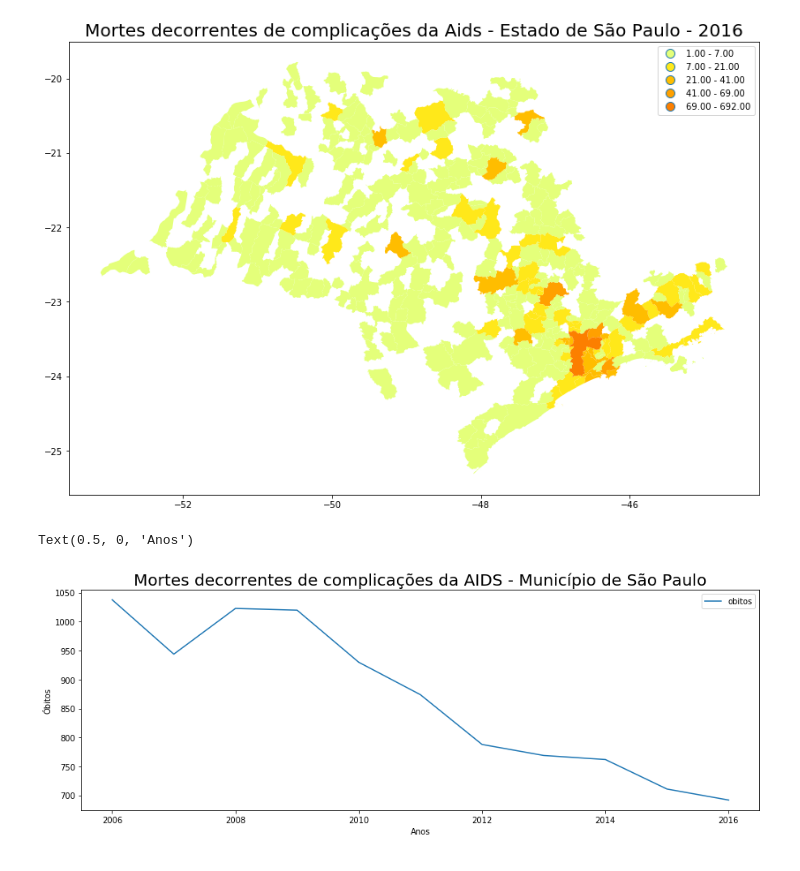
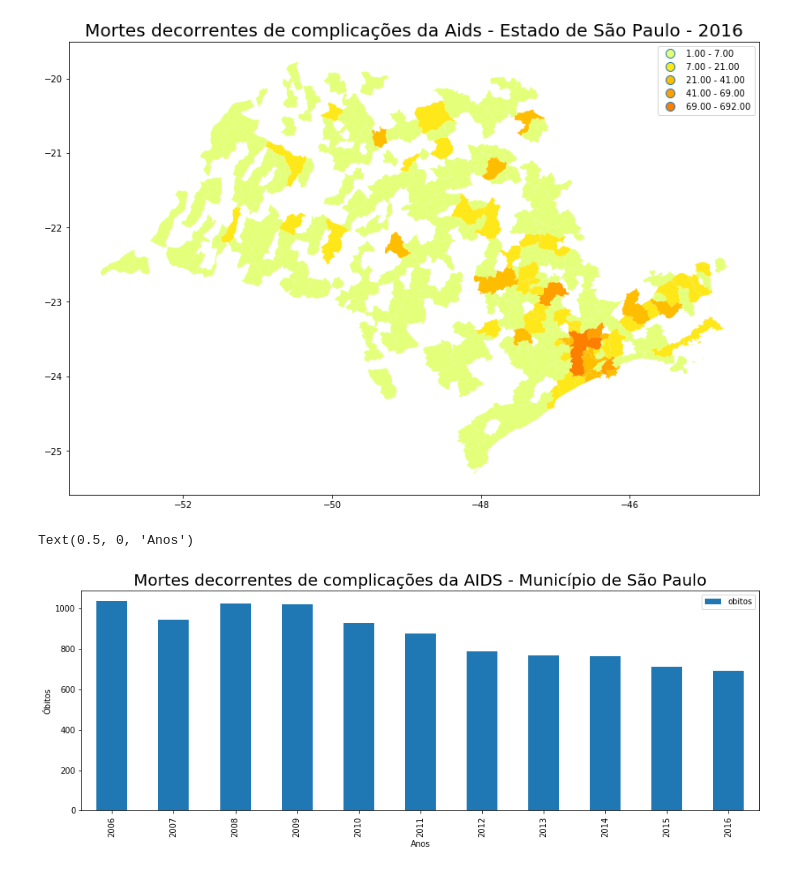
Before and after one commit to matheuscosantos/Projeto_Analise_Saude, a Jupyter notebook: analise_dados.ipynb, the cells around one changed output. Saved outputs shown, nothing was run; the diff lists cells and outputs as text; code cells hidden in the pictures.

```diff
--- a/analise_dados.ipynb
+++ b/analise_dados.ipynb
@@ -228,10 +228,10 @@ Text(0.5, 1.0, 'Mortes decorrentes de complicações da Aids - Estado de São Pa
 [figure]
 # %%
 anos_sp = pd.read_csv('./dados/anos_sp.csv',sep=';',encoding='ANSI')
-anos_sp.plot(kind='line',x='ano', figsize=(15,5))
+anos_sp.plot(kind='bar',x='ano', figsize=(15,5))
 plt.title('Mortes decorrentes de complicações da AIDS - Município de São Paulo',fontsize=20)
 plt.ylabel('Óbitos')
 plt.xlabel('Anos')
 # %% [output]
 Text(0.5, 0, 'Anos')
-[figure, old version]
+[figure, new version]
```
Also changed, not shown: parts of 5 cells of this notebook.
